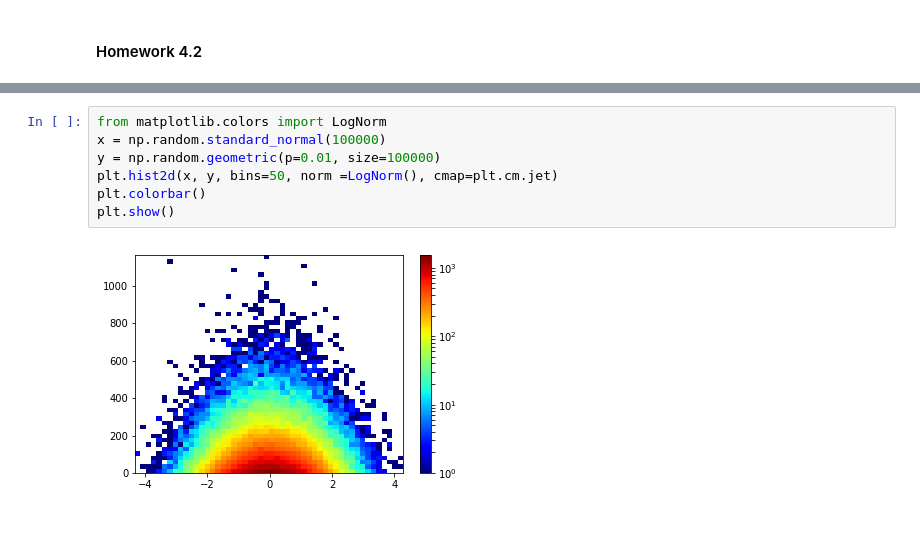
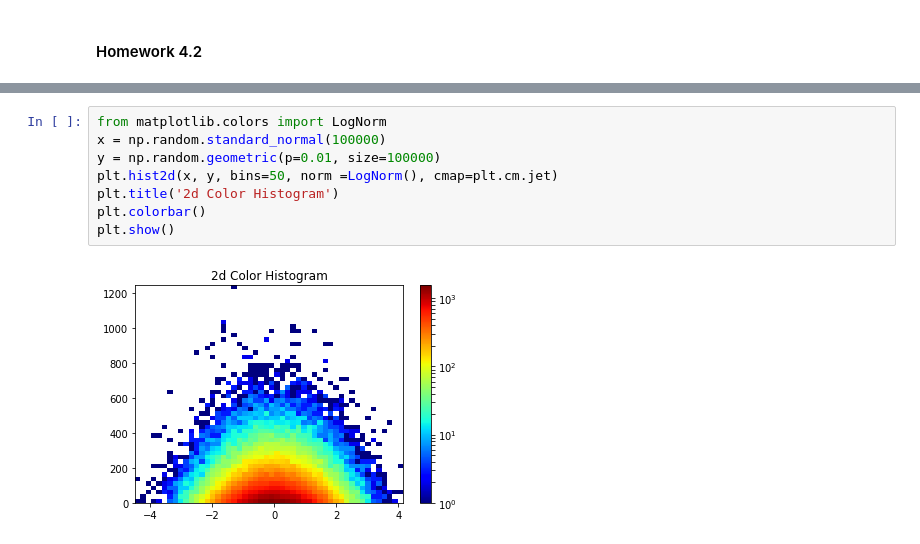
Before and after one commit to tiyalla/big-data-python-class, a Jupyter notebook: Homeworks/Homework4/Iyalla-Homework4-Matplotlib.ipynb, the cells around one changed output, grey strips where cells are left out. Cells and saved outputs as stored; diff of their text form.

Commit message:
Insert missing title

```diff
--- a/Homeworks/Homework4/Iyalla-Homework4-Matplotlib.ipynb
+++ b/Homeworks/Homework4/Iyalla-Homework4-Matplotlib.ipynb
@@ -104,12 +104,13 @@ Should look something like:
 # %%
 from matplotlib.colors import LogNorm
 x = np.random.standard_normal(100000)
 y = np.random.geometric(p=0.01, size=100000)
 plt.hist2d(x, y, bins=50, norm =LogNorm(), cmap=plt.cm.jet)
+plt.title('2d Color Histogram')
 plt.colorbar()
 plt.show()
 # %% [output]
-[figure, old version]
+[figure, new version]
 # %% [markdown]
 #### Homework 4.4
 Show the same data in homewowrk 4.3 in a 3d plot.
```
Also changed, not shown: parts of 2 cells of this notebook.
